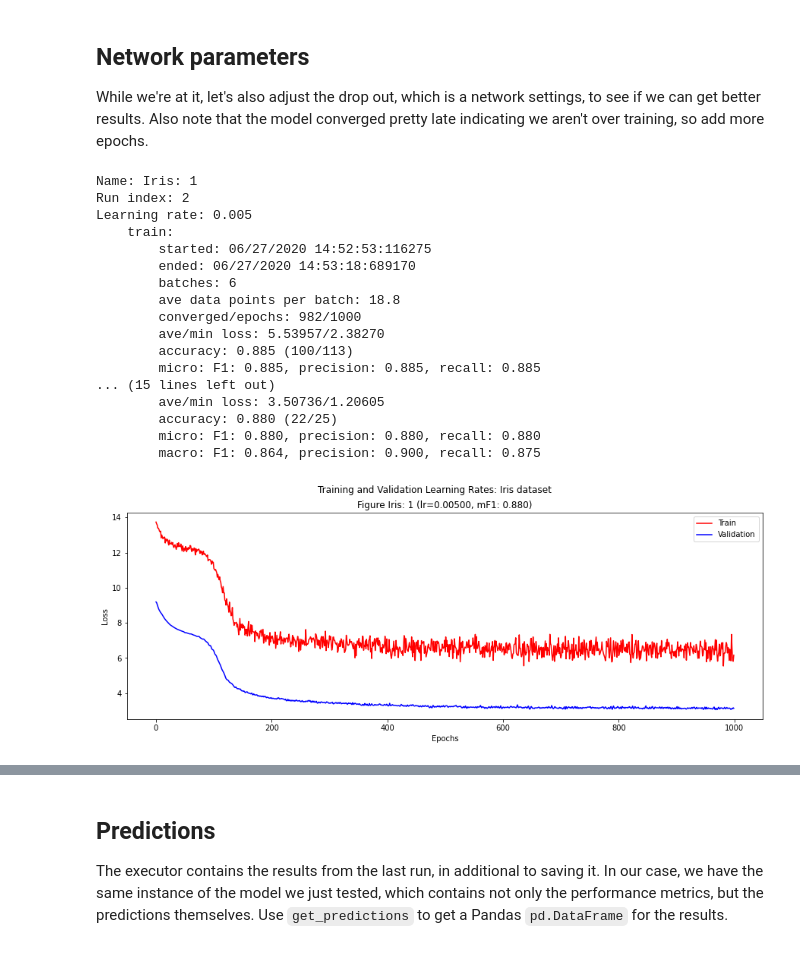
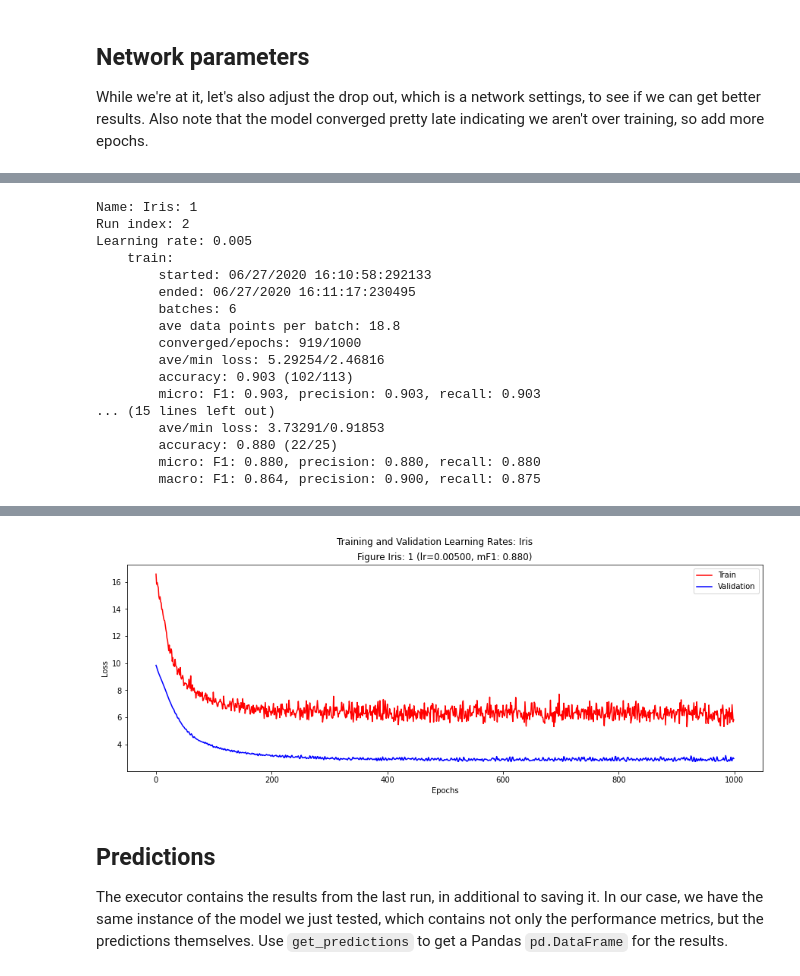
Before and after one commit to plandes/deeplearn, a Jupyter notebook: notebook/iris.ipynb, the cells around one changed output, grey strips where cells are left out. Drawn from its saved outputs; the diff is of its cells as text; code cells hidden in the pictures.

```diff
--- a/notebook/iris.ipynb
+++ b/notebook/iris.ipynb
@@ -125,3 +146,17 @@ Learning rate: 0.1
+# %%
+from dataclasses import dataclass
+from zensols.deeplearn.model import ModelFacade
+
+@dataclass
+class IrisModelFacade(ModelFacade):
+    def _configure_debug_logging(self):
+        super()._configure_debug_logging()
+        logging.getLogger('iris.model').setLevel(logging.DEBUG)
+
+# deallocate the previous executor
+executor.deallocate()
+# create the facade
+facade = IrisModelFacade(config)
 # %% [markdown]
 ## Fine tune setting hyperparameters
 
@@ -167,0 +168,8 @@ Learning rate: 0.01
+# %%
+# set the number of epochs and learning rate, which are both model parameters
+facade.epochs = 30
+facade.learning_rate = .01
+
+# train and test the model
+facade.train()
+facade.test()
@@ -169,28 +225,18 @@ Learning rate: 0.01
 ## Network parameters
 
 While we're at it, let's also adjust the drop out, which is a network settings, to see if we can get better results.  Also note that the model converged pretty late indicating we aren't over training, so add more epochs.
-# %%
-# set a network parameter
-executor.net_settings.dropout = 0.1
-executor.model_settings.epochs = 1000
-executor.model_settings.learning_rate = .005
-run_model()
-# %% [output]
-Name: Iris: 1
-Run index: 2
-Learning rate: 0.005
-    train:
-        started: 06/27/2020 14:52:53:116275
-        ended: 06/27/2020 14:53:18:689170
-        batches: 6
-        ave data points per batch: 18.8
-        converged/epochs: 982/1000
-        ave/min loss: 5.53957/2.38270
-        accuracy: 0.885 (100/113)
-        micro: F1: 0.885, precision: 0.885, recall: 0.885
-... (15 lines left out)
-        ave/min loss: 3.50736/1.20605
-        accuracy: 0.880 (22/25)
-        micro: F1: 0.880, precision: 0.880, recall: 0.880
-        macro: F1: 0.864, precision: 0.900, recall: 0.875
-[figure, removed]
+# %%
+# turn off output so we can get just the final results later with `write_results`
+facade.writer = None
+# set network parameter `dropout` and model settings to achieve better performance
+facade.dropout = 0.1
+facade.epochs = 1000
+facade.learning_rate = .005
+# train and test again
+facade.train()
+facade.test()
+# display the results in this cell
+facade.write_results()
+# now since we like our results, save them to disk
+facade.persist_results()
+# %% [output]
@@ -196,0 +248,17 @@ Learning rate: 0.005
+Name: Iris: 1
+Run index: 2
+Learning rate: 0.005
+    train:
+        started: 06/27/2020 16:10:58:292133
+        ended: 06/27/2020 16:11:17:230495
+        batches: 6
+        ave data points per batch: 18.8
+        converged/epochs: 919/1000
+        ave/min loss: 5.29254/2.46816
+        accuracy: 0.903 (102/113)
+        micro: F1: 0.903, precision: 0.903, recall: 0.903
+... (15 lines left out)
+        ave/min loss: 3.73291/0.91853
+        accuracy: 0.880 (22/25)
+        micro: F1: 0.880, precision: 0.880, recall: 0.880
+        macro: F1: 0.864, precision: 0.900, recall: 0.875
@@ -197,3 +267,4 @@ Learning rate: 0.005
+[figure, added]
 # %% [markdown]
 ## Predictions
 
```
Also changed, not shown: parts of 8 cells of this notebook, 2 other files.
